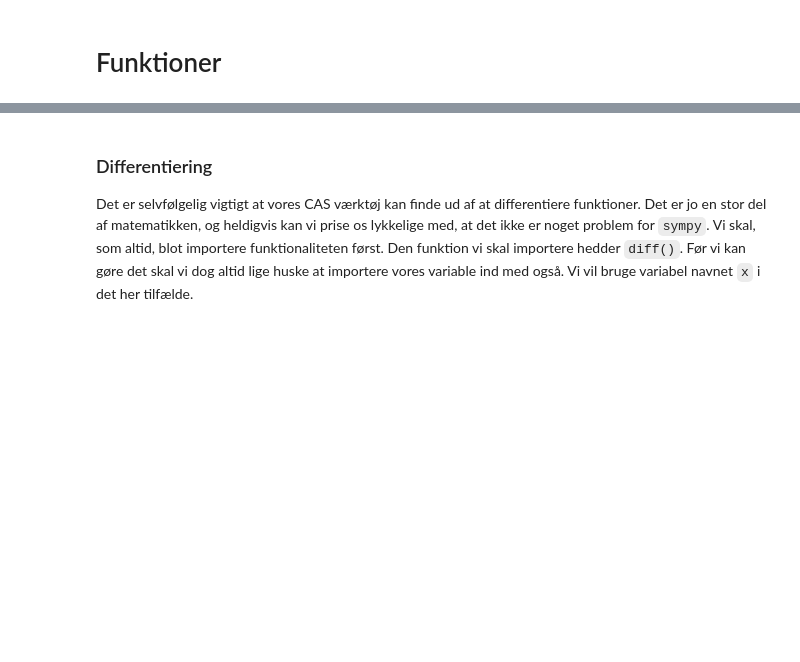
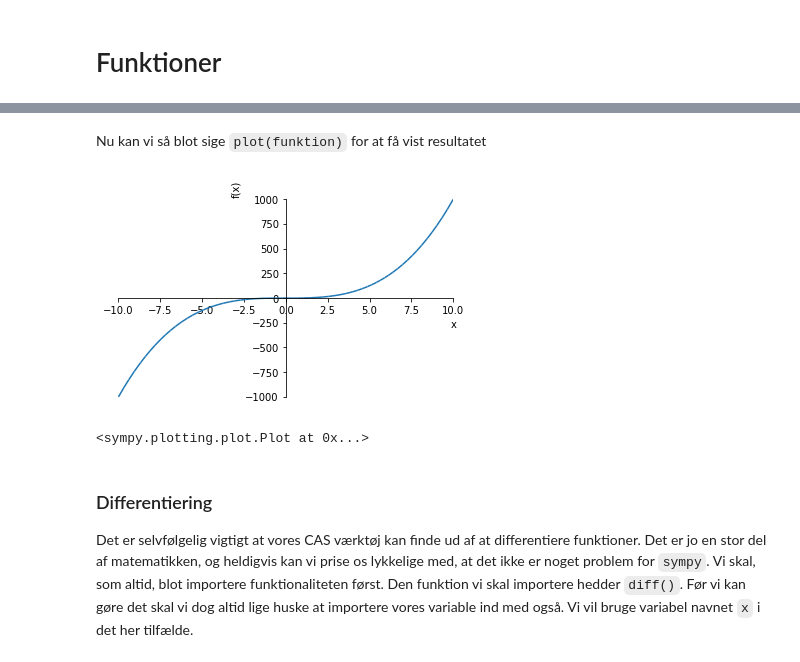
Before and after one commit to magborresen/python-for-school, a Jupyter notebook: python/funktioner-gym.ipynb, the cells around one changed output, grey strips where cells are left out. Cells and saved outputs as stored; diff of their text form; code cells hidden in the pictures; blank space fills up the shorter version.

```diff
--- a/python/funktioner-gym.ipynb
+++ b/python/funktioner-gym.ipynb
@@ -5,3 +22,12 @@ Da vi tidligere har gennemgået matematikken for folkeskole niveau, kommer vi nu
+# %%
+funktion = x**3
+# %% [markdown]
+Nu kan vi så blot sige `plot(funktion)` for at få vist resultatet
+# %%
+plot(funktion)
+# %% [output]
+[figure, added]
+<sympy.plotting.plot.Plot at 0x...>
 # %% [markdown]
 ### Differentiering
 
```
Also changed, not shown: parts of 7 cells of this notebook.
